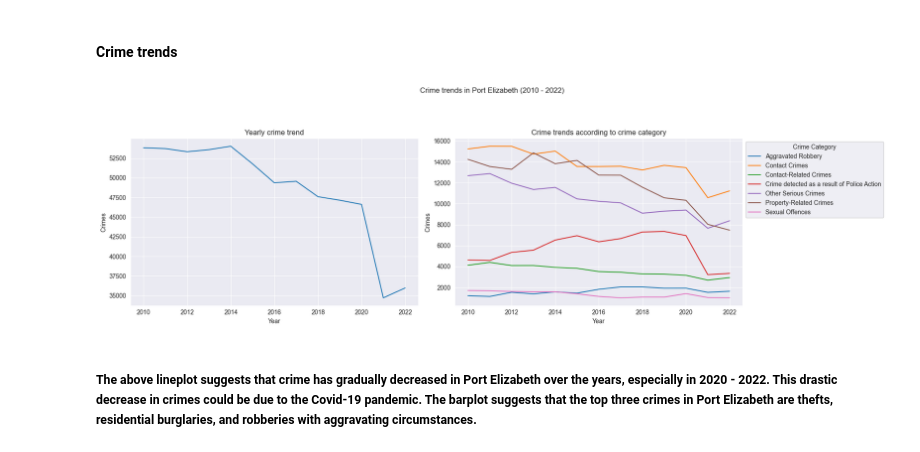
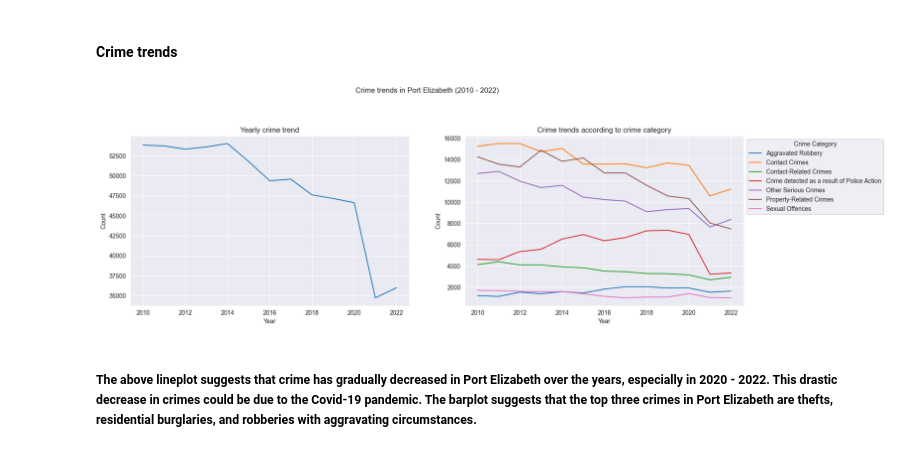
Before and after one commit to BlocknBoom123/CrimePy, a Jupyter notebook: SA/CrimePy.ipynb, the cells around one changed output. Drawn from its saved outputs; the diff is of its cells as text; code cells hidden in the pictures.

```diff
--- a/SA/CrimePy.ipynb
+++ b/SA/CrimePy.ipynb
@@ -215,21 +221,23 @@ anova_table
 # %%
 yearly_sum = df.groupby(['Year'])['Crimes'].sum() #Get yearly crime trends
 crimecat_summed = df.groupby(['Crime Category', 'Year'])['Crimes'].sum().reset_index() #Sum of each crime category per year
 
 fig, axs = plt.subplots(1, 2, figsize=(18, 5))
 
 ax = sns.lineplot(yearly_sum, ax=axs[0]) #Visualisations
 ax1 = sns.lineplot(crimecat_summed, x='Year', y='Crimes', hue='Crime Category', ax=axs[1]) #Line plot of the 7 different crime categories
 
 ax.set_title('Yearly crime trend')
 ax1.set_title('Crime trends according to crime category')
 
+ax.set_ylabel('Count')
+ax1.set_ylabel('Count')
+
 sns.move_legend(ax1, "upper left", bbox_to_anchor=(1, 1)) #Moves legend outside plot
 plt.suptitle("Crime trends in Port Elizabeth (2010 - 2022)", y=1.1) #Main title
-plt.tight_layout()
 plt.show()
 # %% [output]
-[figure, old version]
+[figure, new version]
 # %% [markdown]
 ##### The above lineplot suggests that crime has gradually decreased in Port Elizabeth over the years, especially in 2020 - 2022. This drastic decrease in crimes could be due to the Covid-19 pandemic. The barplot suggests that the top three crimes in Port Elizabeth are thefts, residential burglaries, and robberies with aggravating circumstances.
 # %% [markdown]
```
Also changed, not shown: parts of 6 cells of this notebook, 1 other file.
